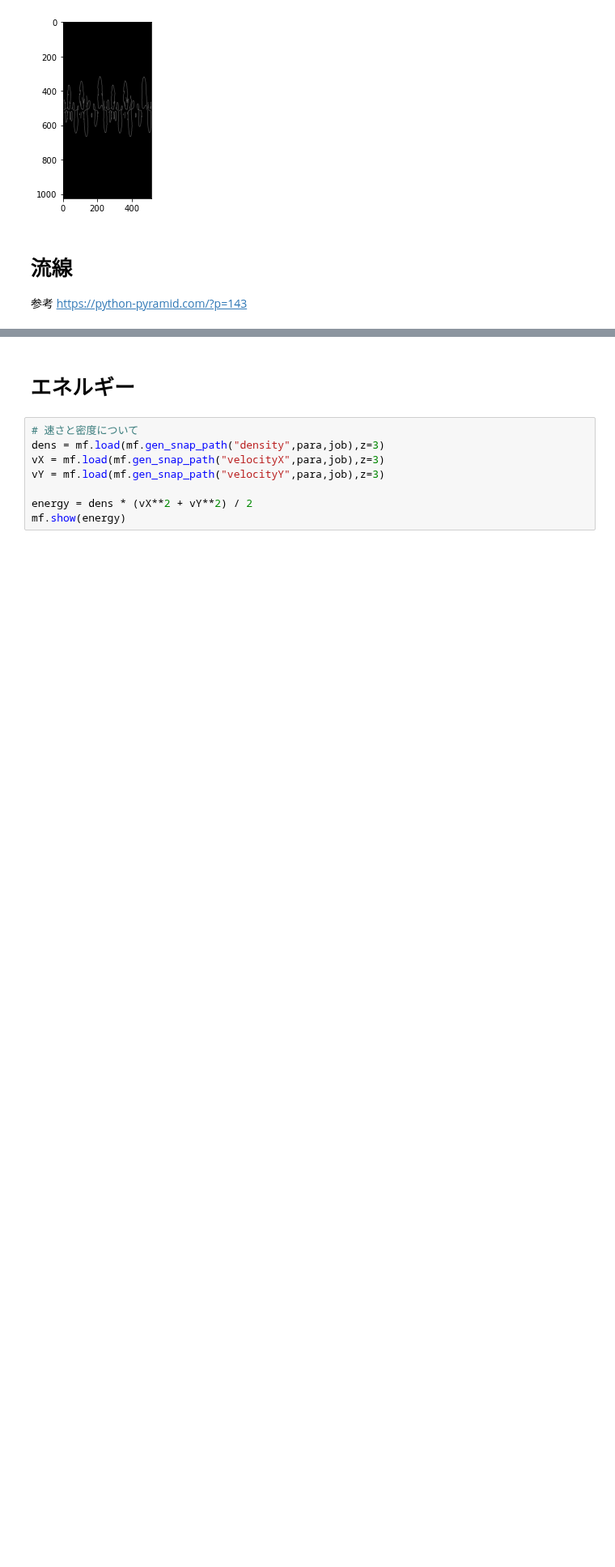
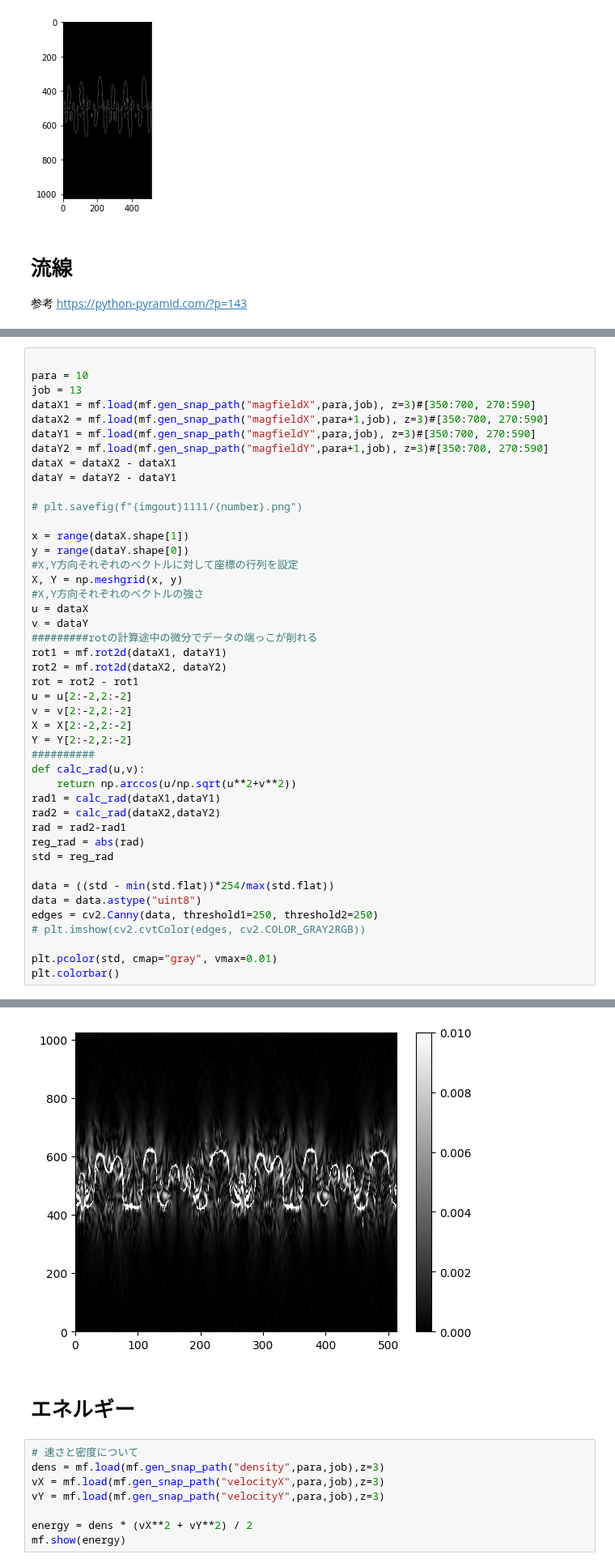
Before and after one commit to koki-mus/research, a Jupyter notebook: src/visualize.ipynb, the cells around one changed output, grey strips where cells are left out. Shown at 81% size. Saved outputs shown, nothing was run; the diff lists cells and outputs as text; blank space fills up the shorter version.

```diff
--- a/src/visualize.ipynb
+++ b/src/visualize.ipynb
@@ -126,0 +137,45 @@ FileNotFoundError: [Errno 2] No such file or directory: 'C:/Users/lkxl1/OneDrive
+# %%
+
+para = 10
+job = 13
+dataX1 = mf.load(mf.gen_snap_path("magfieldX",para,job), z=3)#[350:700, 270:590]
+dataX2 = mf.load(mf.gen_snap_path("magfieldX",para+1,job), z=3)#[350:700, 270:590]
+dataY1 = mf.load(mf.gen_snap_path("magfieldY",para,job), z=3)#[350:700, 270:590]
+dataY2 = mf.load(mf.gen_snap_path("magfieldY",para+1,job), z=3)#[350:700, 270:590]
+dataX = dataX2 - dataX1
+dataY = dataY2 - dataY1
+
+# plt.savefig(f"{imgout}1111/{number}.png")
+
+x = range(dataX.shape[1])
+y = range(dataY.shape[0])
+#X,Y方向それぞれのベクトルに対して座標の行列を設定
+X, Y = np.meshgrid(x, y)
+#X,Y方向それぞれのベクトルの強さ
+u = dataX
+v = dataY
+#########rotの計算途中の微分でデータの端っこが削れる
+rot1 = mf.rot2d(dataX1, dataY1)
+rot2 = mf.rot2d(dataX2, dataY2)
+rot = rot2 - rot1
+u = u[2:-2,2:-2]
+v = v[2:-2,2:-2]
+X = X[2:-2,2:-2]
+Y = Y[2:-2,2:-2]
+##########
+def calc_rad(u,v):
+    return np.arccos(u/np.sqrt(u**2+v**2))
+rad1 = calc_rad(dataX1,dataY1)
+rad2 = calc_rad(dataX2,dataY2)
+rad = rad2-rad1
+reg_rad = abs(rad)
+std = reg_rad
+
+data = ((std - min(std.flat))*254/max(std.flat))
+data = data.astype("uint8")
+edges = cv2.Canny(data, threshold1=250, threshold2=250)
+# plt.imshow(cv2.cvtColor(edges, cv2.COLOR_GRAY2RGB))
+
+plt.pcolor(std, cmap="gray", vmax=0.01)
+plt.colorbar()
+# %% [output]
@@ -127,3 +183,4 @@ FileNotFoundError: [Errno 2] No such file or directory: 'C:/Users/lkxl1/OneDrive
+[figure, added]
 # %% [markdown]
 # エネルギー
 # %%
```
Also changed, not shown: parts of 5 cells of this notebook, 3 other files.
